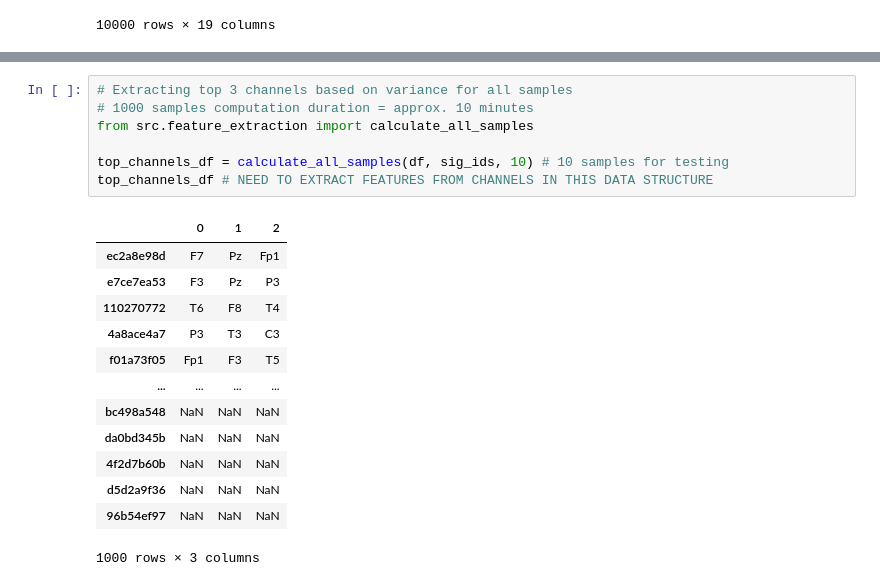
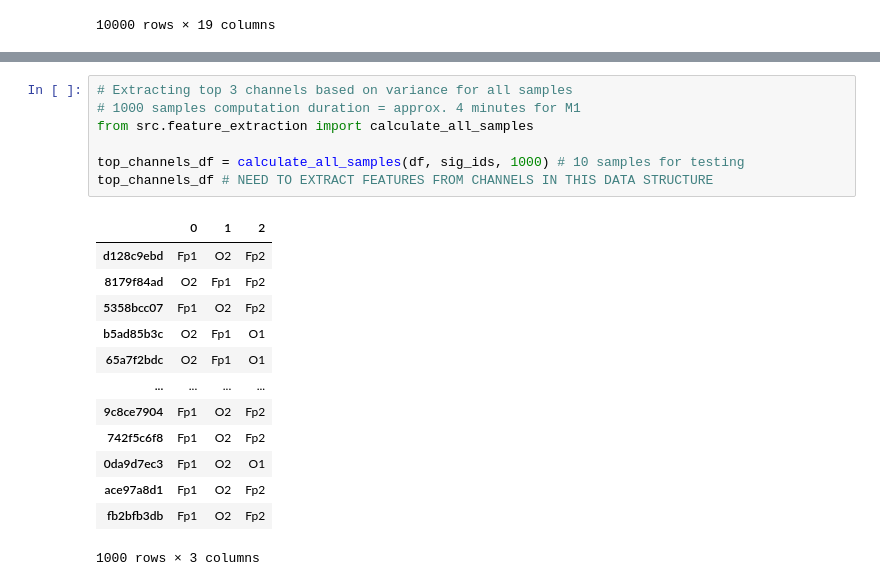
Before and after one commit to sfu-cmpt340/2024_1_project_11, a Jupyter notebook: hms.ipynb, the cells around one changed output, grey strips where cells are left out. Saved outputs shown, nothing was run; the diff lists cells and outputs as text.

```diff
--- a/hms.ipynb
+++ b/hms.ipynb
@@ -147,21 +215,21 @@ df
 # %%
 # Extracting top 3 channels based on variance for all samples
-# 1000 samples computation duration = approx. 10 minutes
+# 1000 samples computation duration = approx. 4 minutes for M1
 from src.feature_extraction import calculate_all_samples
 
-top_channels_df = calculate_all_samples(df, sig_ids, 10) # 10 samples for testing
+top_channels_df = calculate_all_samples(df, sig_ids, 1000) # 10 samples for testing
 top_channels_df # NEED TO EXTRACT FEATURES FROM CHANNELS IN THIS DATA STRUCTURE
 # %% [output]
 |  | 0 | 1 | 2 |
-| ec2a8e98d | F7 | Pz | Fp1 |
-| e7ce7ea53 | F3 | Pz | P3 |
-| 110270772 | T6 | F8 | T4 |
-| 4a8ace4a7 | P3 | T3 | C3 |
-| f01a73f05 | Fp1 | F3 | T5 |
+| d128c9ebd | Fp1 | O2 | Fp2 |
+| 8179f84ad | O2 | Fp1 | Fp2 |
+| 5358bcc07 | Fp1 | O2 | Fp2 |
+| b5ad85b3c | O2 | Fp1 | O1 |
+| 65a7f2bdc | O2 | Fp1 | O1 |
 | ... | ... | ... | ... |
-| bc498a548 | NaN | NaN | NaN |
-| da0bd345b | NaN | NaN | NaN |
-| 4f2d7b60b | NaN | NaN | NaN |
-| d5d2a9f36 | NaN | NaN | NaN |
-| 96b54ef97 | NaN | NaN | NaN |
+| 9c8ce7904 | Fp1 | O2 | Fp2 |
+| 742f5c6f8 | Fp1 | O2 | Fp2 |
+| 0da9d7ec3 | Fp1 | O2 | O1 |
+| ace97a8d1 | Fp1 | O2 | Fp2 |
+| fb2bfb3db | Fp1 | O2 | Fp2 |
 1000 rows × 3 columns
```
Also changed, not shown: parts of 15 cells of this notebook, 1 other file.
